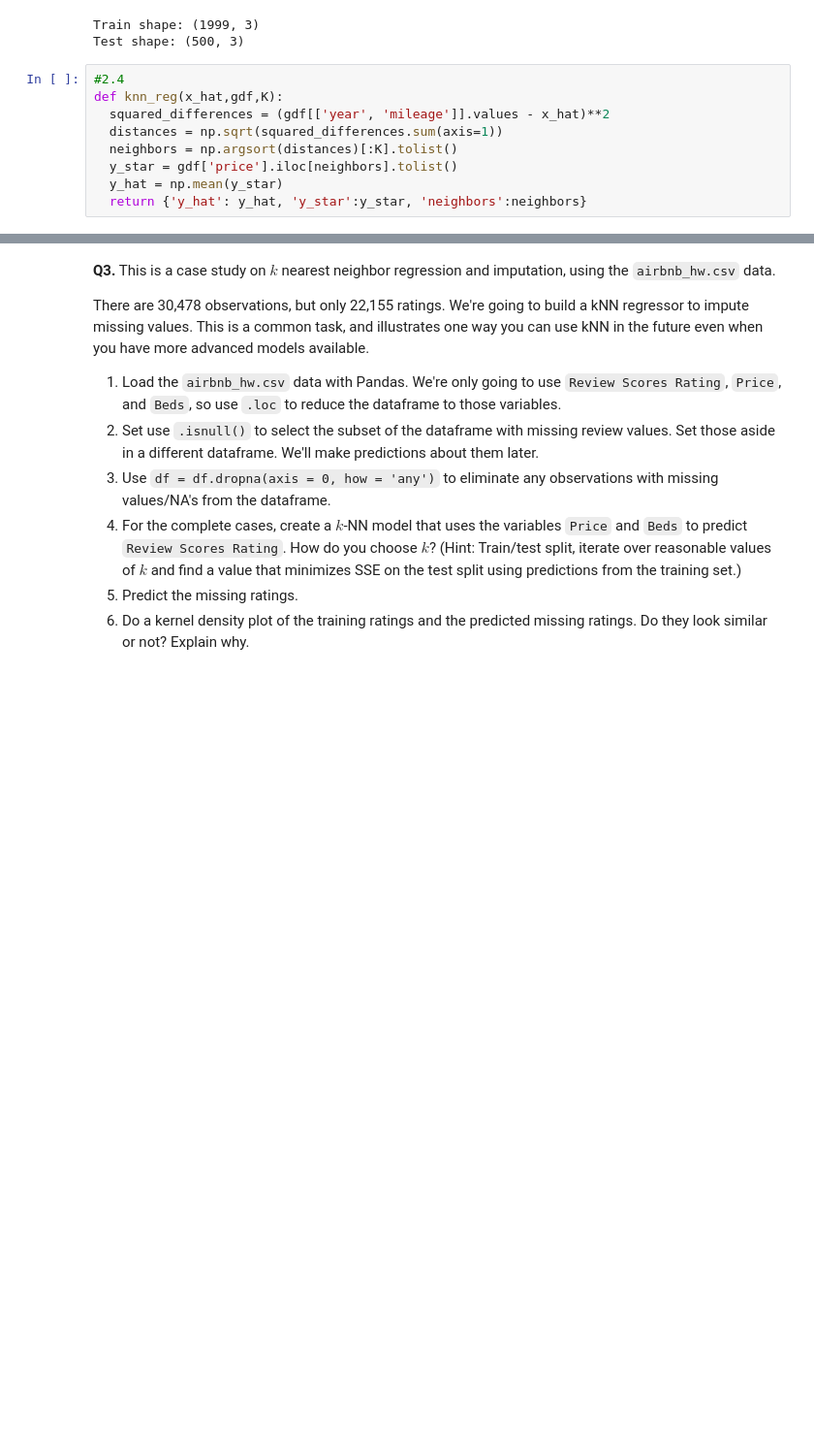
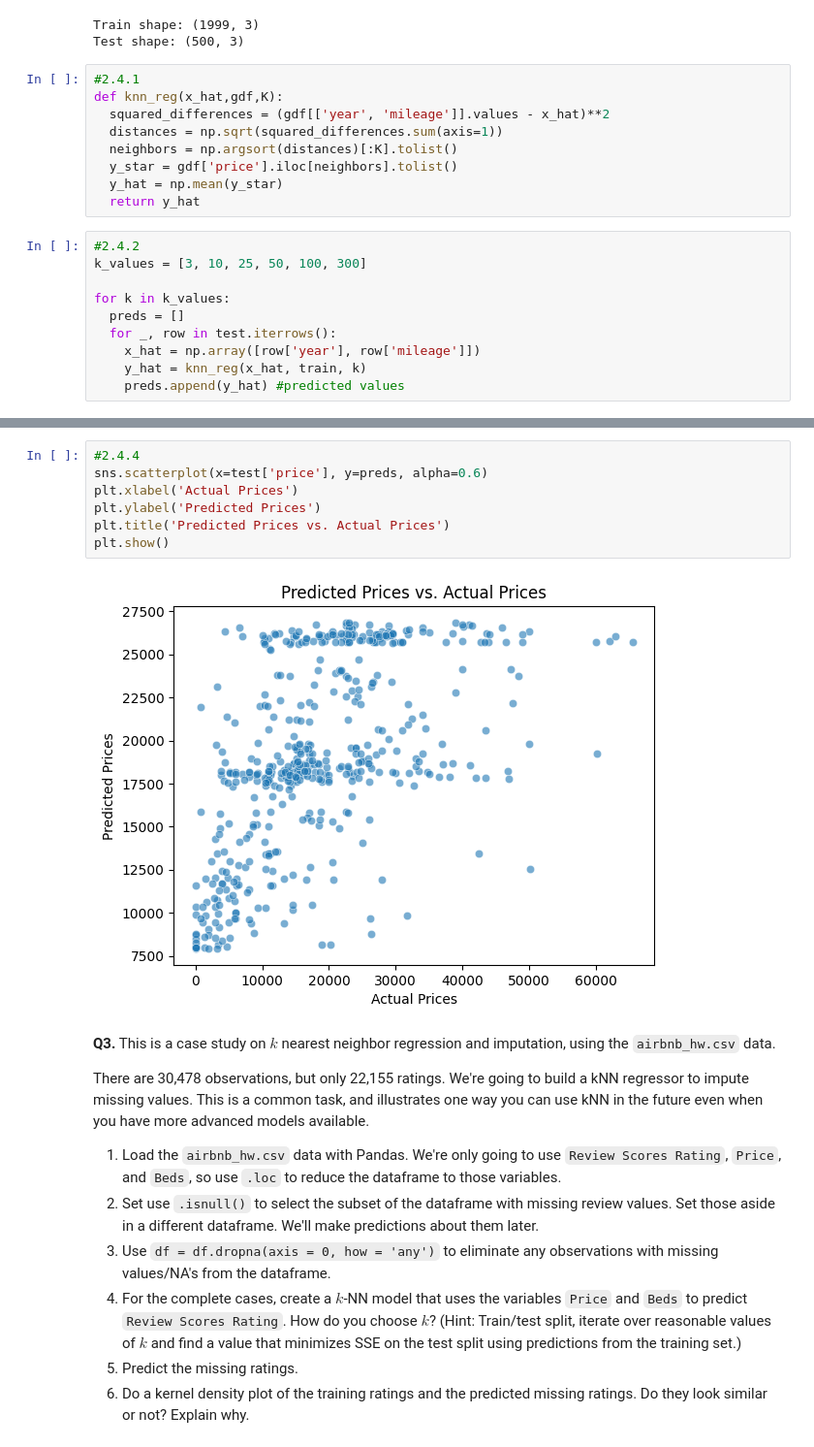
Before and after one commit to nladocsi/knn_assignment, a Jupyter notebook: assignment_knn.ipynb, the cells around one changed output, grey strips where cells are left out. Shown: that part at 97% size. Cells and saved outputs as stored; diff of their text form; blank space fills up the shorter version.

```diff
--- a/assignment_knn.ipynb
+++ b/assignment_knn.ipynb
@@ -92,11 +92,21 @@ print("Test shape:", test.shape)
 Train shape: (1999, 3)
 Test shape: (500, 3)
 # %%
-#2.4
+#2.4.1
 def knn_reg(x_hat,gdf,K):
   squared_differences = (gdf[['year', 'mileage']].values - x_hat)**2
   distances = np.sqrt(squared_differences.sum(axis=1))
   neighbors = np.argsort(distances)[:K].tolist()
   y_star = gdf['price'].iloc[neighbors].tolist()
   y_hat = np.mean(y_star)
-  return {'y_hat': y_hat, 'y_star':y_star, 'neighbors':neighbors}
+  return y_hat
+# %%
+#2.4.2
+k_values = [3, 10, 25, 50, 100, 300]
+
+for k in k_values:
+  preds = []
+  for _, row in test.iterrows():
+    x_hat = np.array([row['year'], row['mileage']])
+    y_hat = knn_reg(x_hat, train, k)
+    preds.append(y_hat) #predicted values
@@ -103,3 +120,12 @@ def knn_reg(x_hat,gdf,K):
+# %%
+#2.4.4
+sns.scatterplot(x=test['price'], y=preds, alpha=0.6)
+plt.xlabel('Actual Prices')
+plt.ylabel('Predicted Prices')
+plt.title('Predicted Prices vs. Actual Prices')
+plt.show()
+# %% [output]
+[figure, added]
 # %% [markdown]
 **Q3.** This is a case study on $k$ nearest neighbor regression and imputation, using the `airbnb_hw.csv` data.
 
```
Also changed, not shown: parts of 1 cell of this notebook.
